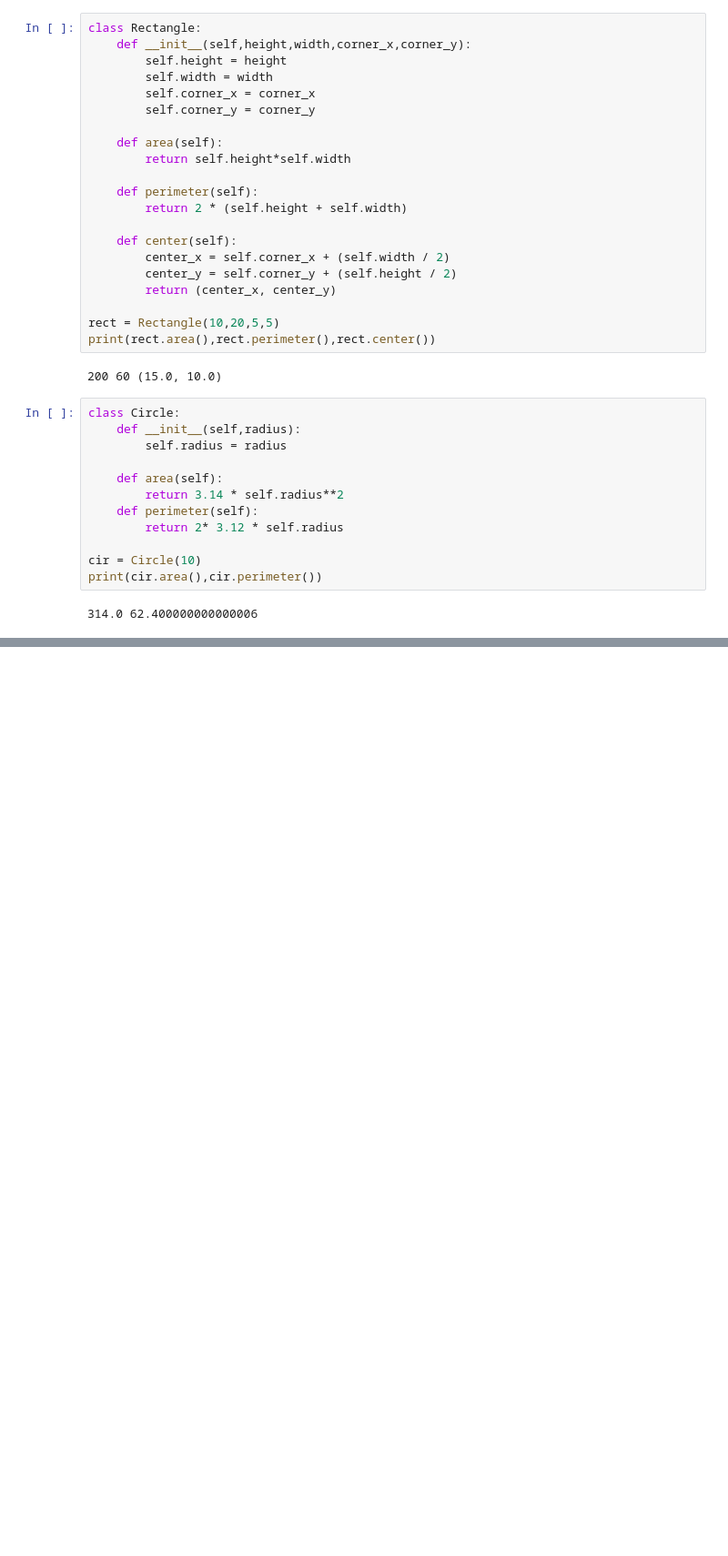
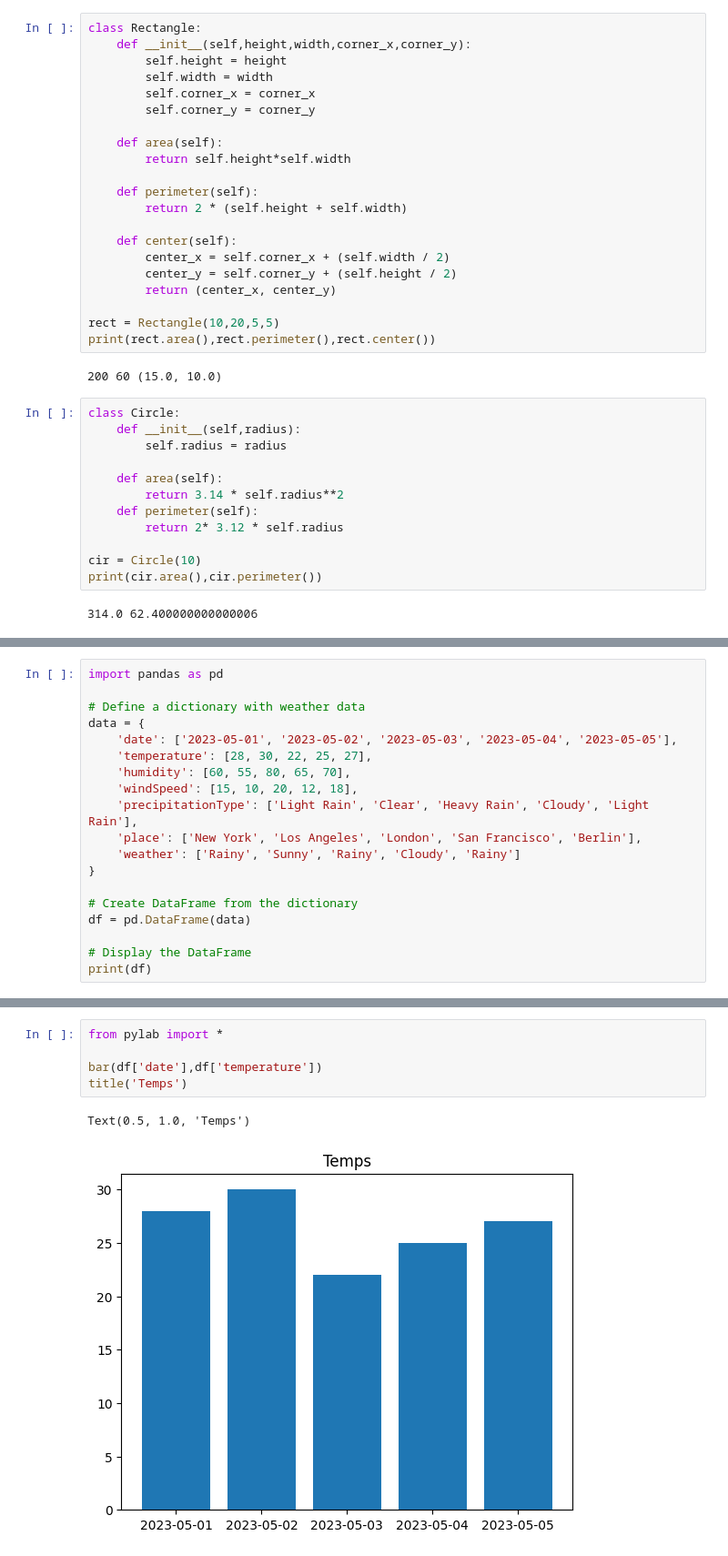
Before and after one commit to Coop04/Programming-Notes, a Jupyter notebook: Python/Problems/problems.ipynb, the cells around one changed output, grey strips where cells are left out. Shown at 91% size. Drawn from its saved outputs; the diff is of its cells as text; blank space fills up the shorter version.

```diff
--- a/Python/Problems/problems.ipynb
+++ b/Python/Problems/problems.ipynb
@@ -173,0 +325,19 @@ print(cir.area(),cir.perimeter())
+# %%
+import pandas as pd
+
+# Define a dictionary with weather data
+data = {
+    'date': ['2023-05-01', '2023-05-02', '2023-05-03', '2023-05-04', '2023-05-05'],
+    'temperature': [28, 30, 22, 25, 27],
+    'humidity': [60, 55, 80, 65, 70],
+    'windSpeed': [15, 10, 20, 12, 18],
+    'precipitationType': ['Light Rain', 'Clear', 'Heavy Rain', 'Cloudy', 'Light Rain'],
+    'place': ['New York', 'Los Angeles', 'London', 'San Francisco', 'Berlin'],
+    'weather': ['Rainy', 'Sunny', 'Rainy', 'Cloudy', 'Rainy']
+}
+
+# Create DataFrame from the dictionary
+df = pd.DataFrame(data)
+
+# Display the DataFrame
+print(df)
@@ -173,0 +393,8 @@ print(cir.area(),cir.perimeter())
+# %%
+from pylab import *
+
+bar(df['date'],df['temperature'])
+title('Temps')
+# %% [output]
+Text(0.5, 1.0, 'Temps')
+[figure, added]
```
Also changed, not shown: parts of 21 cells of this notebook, 8 other files.
